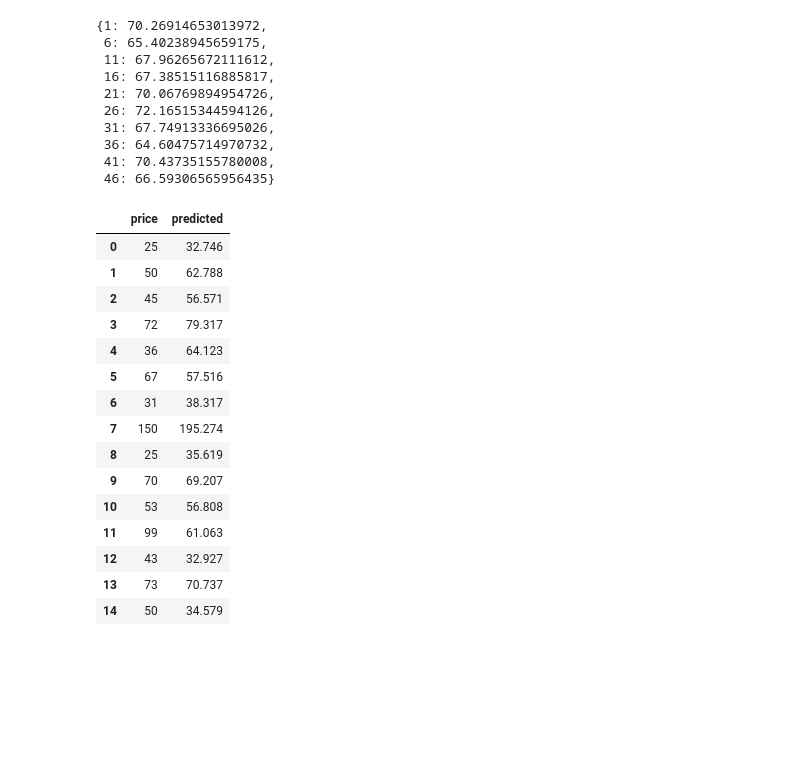
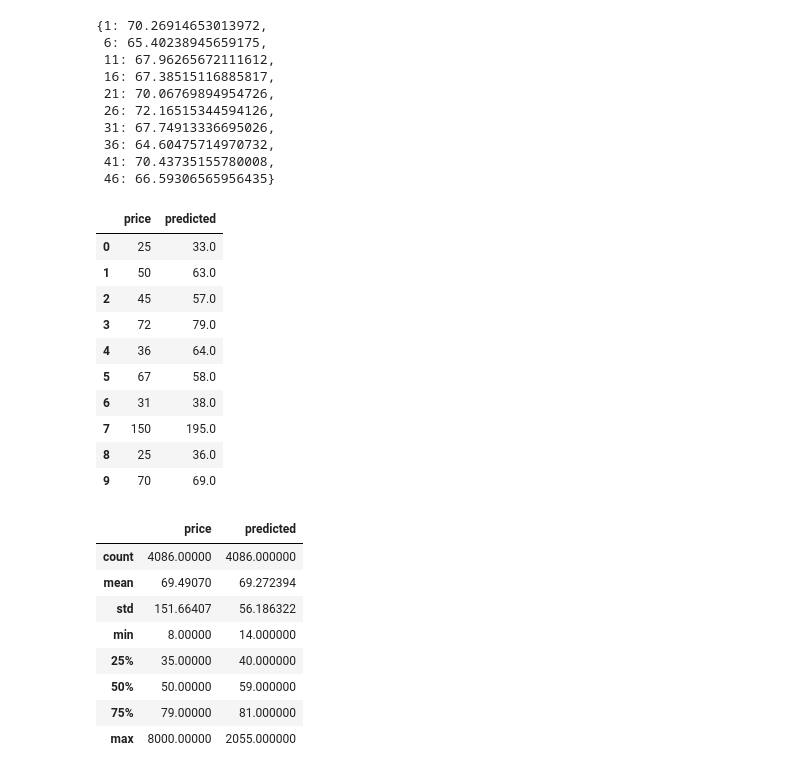
Before and after one commit to wkirui/Airbnb-Price-Prediction, a Jupyter notebook: Airbnb Data Data Processing.ipynb, the cells around one changed output. Drawn from its saved outputs; the diff is of its cells as text; code cells hidden in the pictures; blank space fills up the shorter version.

```diff
--- a/Airbnb Data Data Processing.ipynb
+++ b/Airbnb Data Data Processing.ipynb
@@ -691,10 +691,9 @@ rf_model.fit(X_train,y_train)
 # %% [output]
 RandomForestRegressor(n_estimators=1000, n_jobs=-1)
 # %%
-from sklearn.metrics import mean_absolute_error
 # make predictions with the model
 y_pred = rf_model.predict(X_test)
-
+y_pred = np.round(y_pred,0)
 # get R^2 score
 model_score = rf_model.score(X_test,y_test)
 mse = mean_squared_error(y_test,y_pred)
@@ -780,27 +779,35 @@ rmse_results
 # %%
 # check prediction variance
 y_pred_df = pd.DataFrame(y_pred,columns=['predicted']).reset_index(drop=True)
 y_test_df = pd.DataFrame(y_test).reset_index(drop=True)
 prediction_results = pd.concat([y_test_df,y_pred_df],axis=1)
-prediction_results.head(15)
+prediction_results['predicted'] = round(prediction_results['predicted'],0)
+prediction_results.head(10)
 # y_test_df.head()
 # %% [output]
 |  | price | predicted |
-| 0 | 25 | 32.746 |
-| 1 | 50 | 62.788 |
-| 2 | 45 | 56.571 |
-| 3 | 72 | 79.317 |
-| 4 | 36 | 64.123 |
-| 5 | 67 | 57.516 |
-| 6 | 31 | 38.317 |
-| 7 | 150 | 195.274 |
-| 8 | 25 | 35.619 |
-| 9 | 70 | 69.207 |
-| 10 | 53 | 56.808 |
-| 11 | 99 | 61.063 |
-| 12 | 43 | 32.927 |
-| 13 | 73 | 70.737 |
-| 14 | 50 | 34.579 |
+| 0 | 25 | 33.0 |
+| 1 | 50 | 63.0 |
+| 2 | 45 | 57.0 |
+| 3 | 72 | 79.0 |
+| 4 | 36 | 64.0 |
+| 5 | 67 | 58.0 |
+| 6 | 31 | 38.0 |
+| 7 | 150 | 195.0 |
+| 8 | 25 | 36.0 |
+| 9 | 70 | 69.0 |
+# %%
+prediction_results.describe()
+# %% [output]
+|  | price | predicted |
+| count | 4086.00000 | 4086.000000 |
+| mean | 69.49070 | 69.272394 |
+| std | 151.66407 | 56.186322 |
+| min | 8.00000 | 14.000000 |
+| 25% | 35.00000 | 40.000000 |
+| 50% | 50.00000 | 59.000000 |
+| 75% | 79.00000 | 81.000000 |
+| max | 8000.00000 | 2055.000000 |
 # %%
 # plot the distributions
 actual_prices_df=prediction_results['price'].value_counts().rename('total').reset_index()
```
Also changed, not shown: parts of 4 cells of this notebook.
